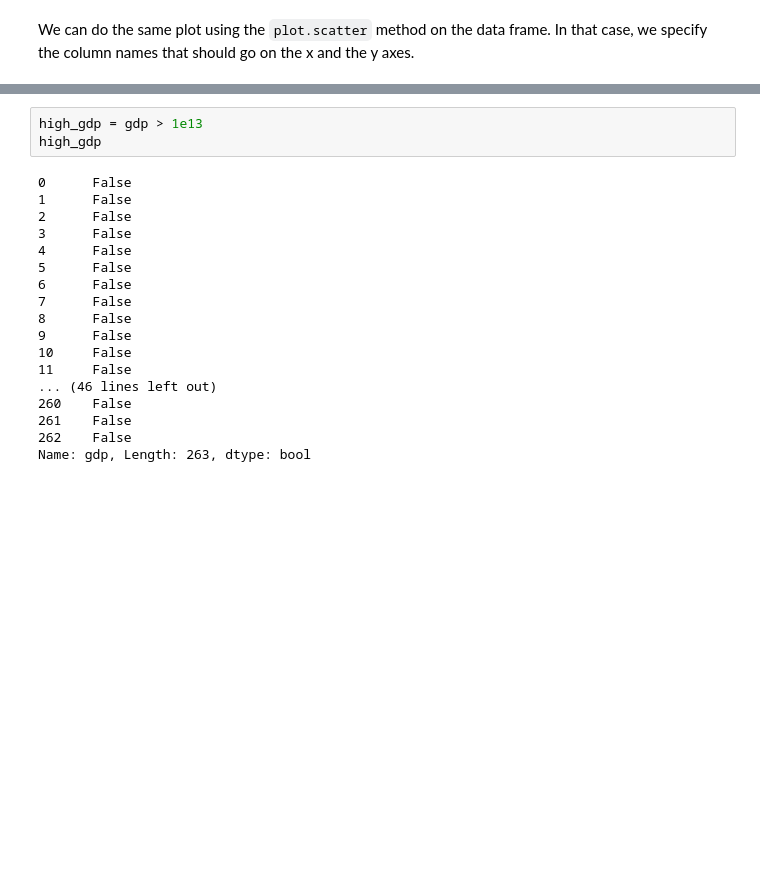
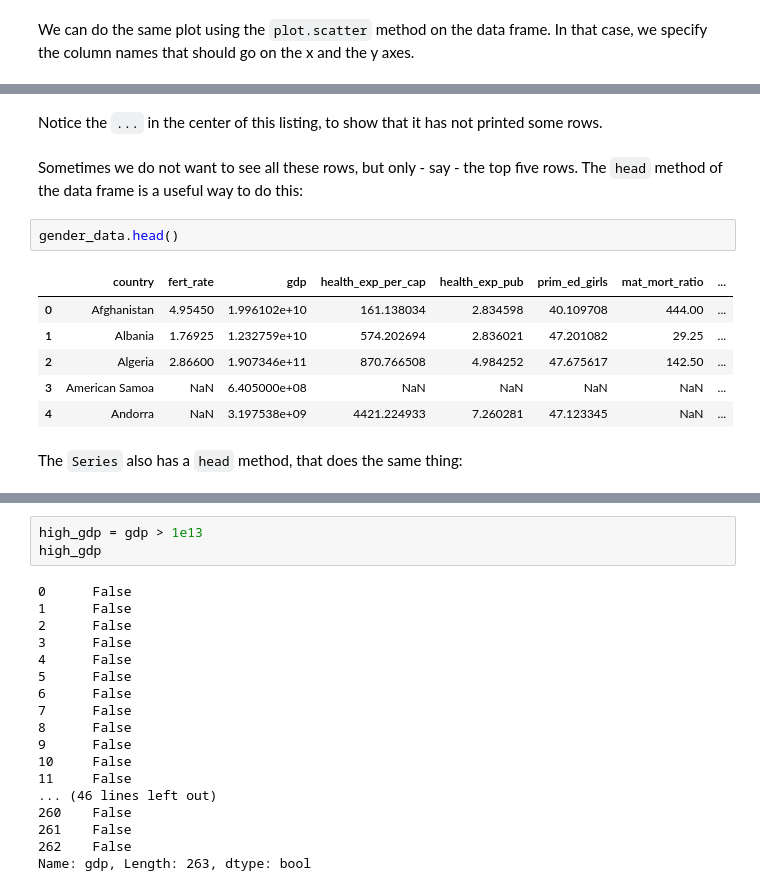
Before and after one commit to matthew-brett/dsfe, a Jupyter notebook: notebooks/04/data_frame_intro.ipynb, the cells around one changed output, grey strips where cells are left out. Drawn from its saved outputs; the diff is of its cells as text; blank space fills up the shorter version.

```diff
--- a/notebooks/04/data_frame_intro.ipynb
+++ b/notebooks/04/data_frame_intro.ipynb
@@ -239,0 +262,15 @@ gender_data.plot.scatter('gdp', 'mat_mort_ratio')
+# %% [markdown]
+Notice the `...` in the center of this listing, to show that it has not printed some rows.
+# %% [markdown]
+Sometimes we do not want to see all these rows, but only - say - the top five rows.   The `head` method of the data frame is a useful way to do this:
+# %%
+gender_data.head()
+# %% [output]
+|  | country | fert_rate | gdp | health_exp_per_cap | health_exp_pub | prim_ed_girls | mat_mort_ratio | ... |
+| 0 | Afghanistan | 4.95450 | 1.996102e+10 | 161.138034 | 2.834598 | 40.109708 | 444.00 | ... |
+| 1 | Albania | 1.76925 | 1.232759e+10 | 574.202694 | 2.836021 | 47.201082 | 29.25 | ... |
+| 2 | Algeria | 2.86600 | 1.907346e+11 | 870.766508 | 4.984252 | 47.675617 | 142.50 | ... |
+| 3 | American Samoa | NaN | 6.405000e+08 | NaN | NaN | NaN | NaN | ... |
+| 4 | Andorra | NaN | 3.197538e+09 | 4421.224933 | 7.260281 | 47.123345 | NaN | ... |
+# %% [markdown]
+The `Series` also has a `head` method, that does the same thing:
```
Also changed, not shown: parts of 29 cells of this notebook, 1 other file.
